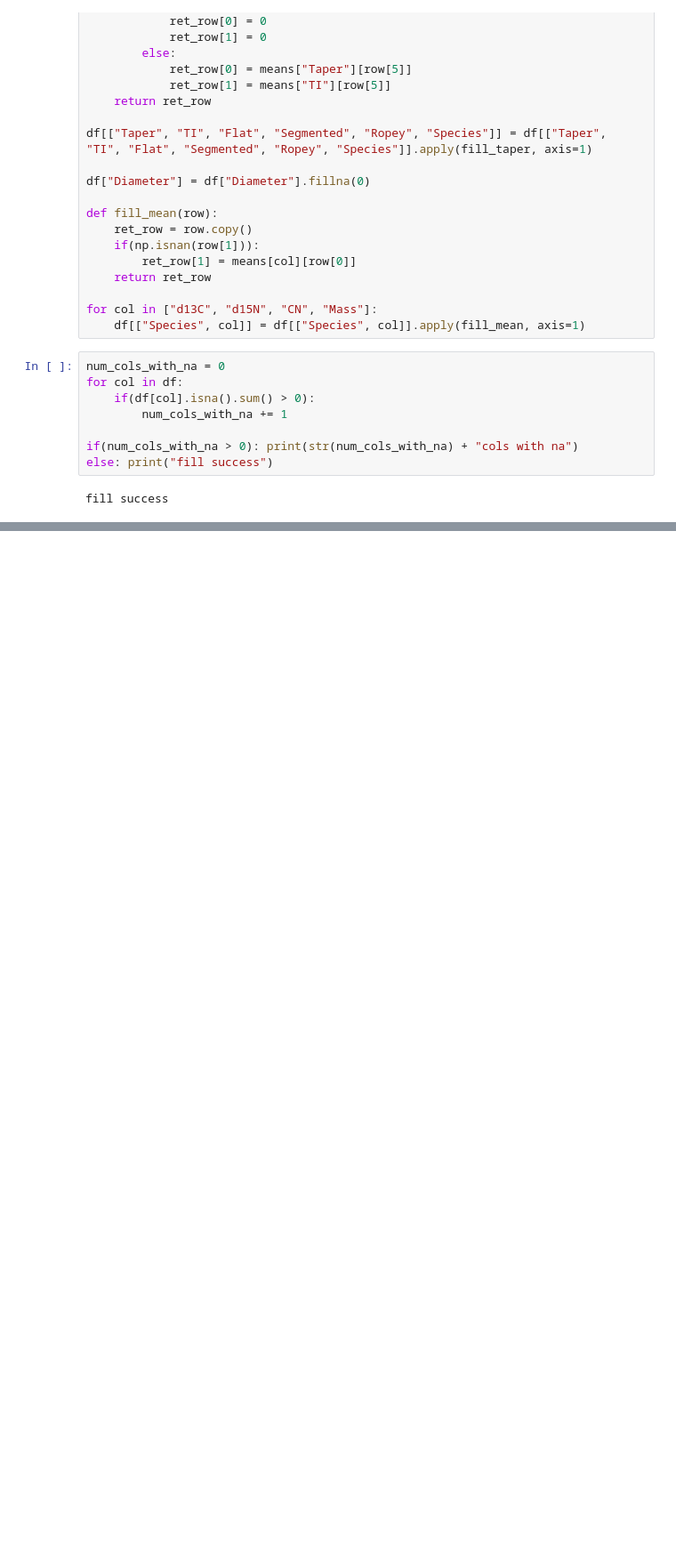
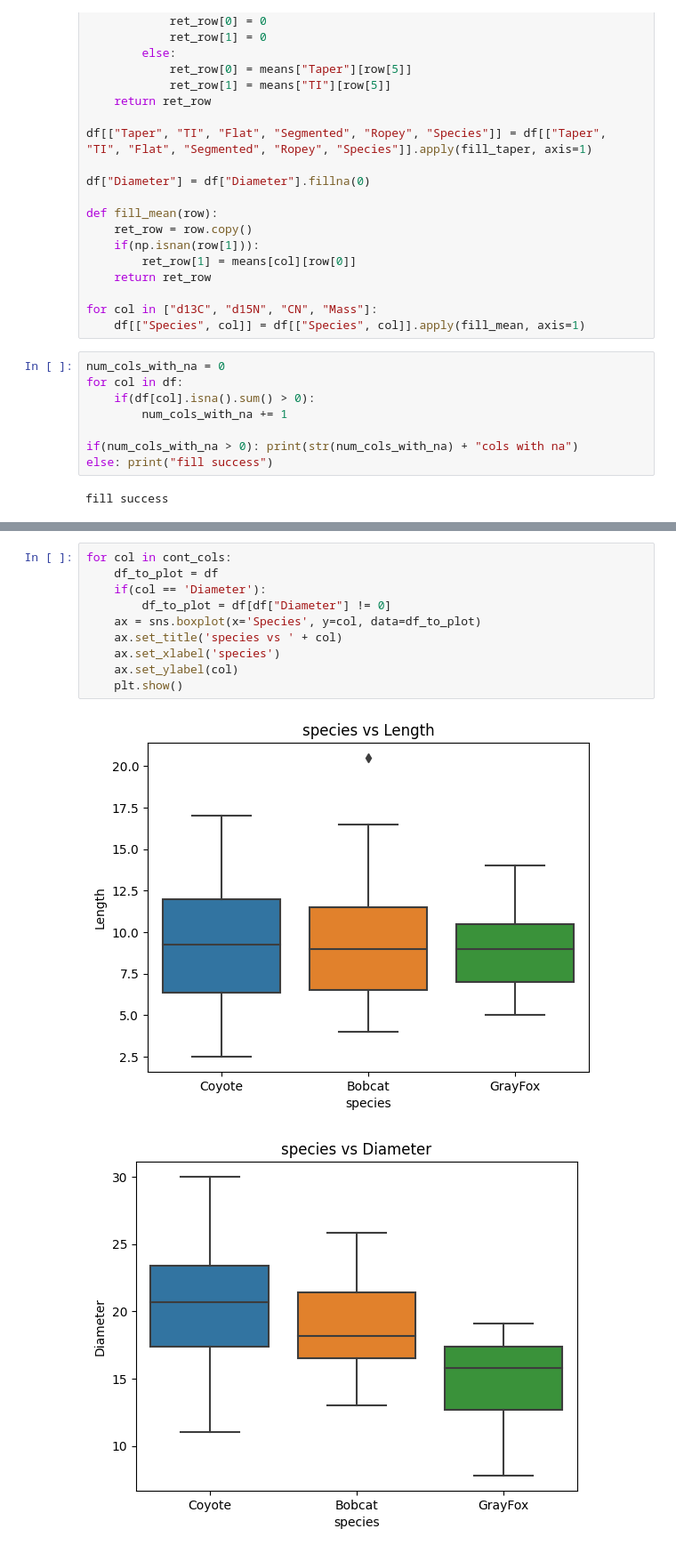
Before and after one commit to JacksonRolando/DataScience, a Jupyter notebook: 4_Assessment/rolando_lab4.ipynb, the cells around one changed output, grey strips where cells are left out. Shown at 89% size. Cells and saved outputs as stored; diff of their text form; blank space fills up the shorter version.

```diff
--- a/4_Assessment/rolando_lab4.ipynb
+++ b/4_Assessment/rolando_lab4.ipynb
@@ -300,0 +321,13 @@ fill success
+# %%
+for col in cont_cols:
+    df_to_plot = df
+    if(col == 'Diameter'):
+        df_to_plot = df[df["Diameter"] != 0]
+    ax = sns.boxplot(x='Species', y=col, data=df_to_plot)
+    ax.set_title('species vs ' + col)
+    ax.set_xlabel('species')
+    ax.set_ylabel(col)
+    plt.show()
+# %% [output]
+[figure, added]
+[figure, added]
```
Also changed, not shown: parts of 19 cells of this notebook.
